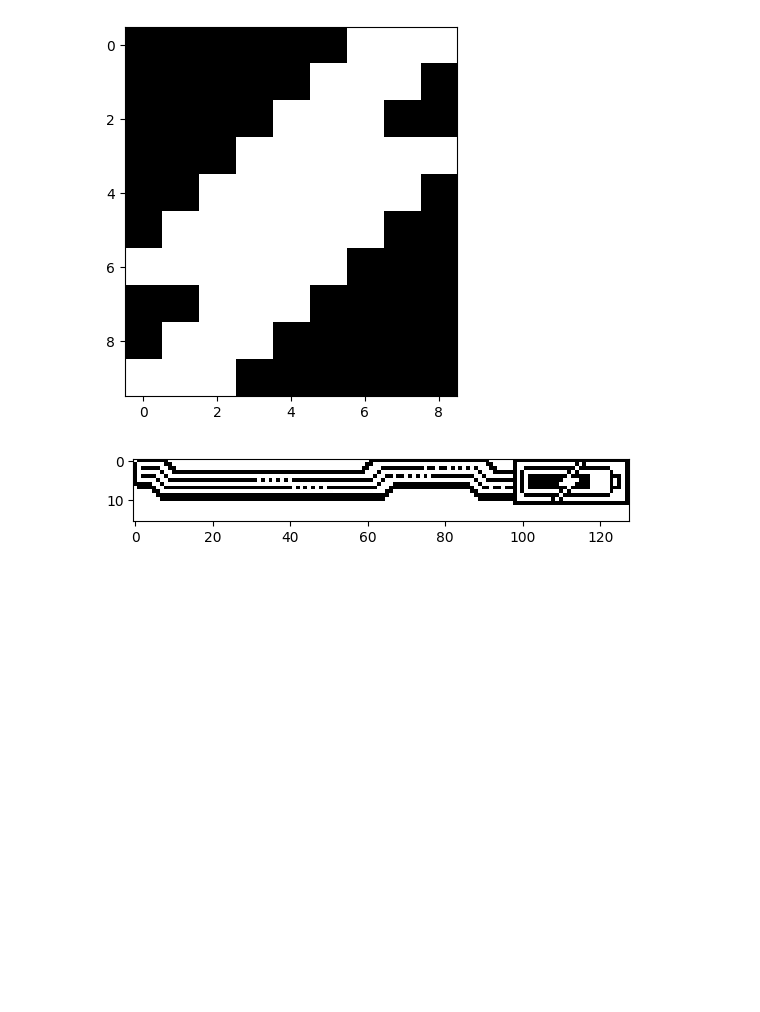
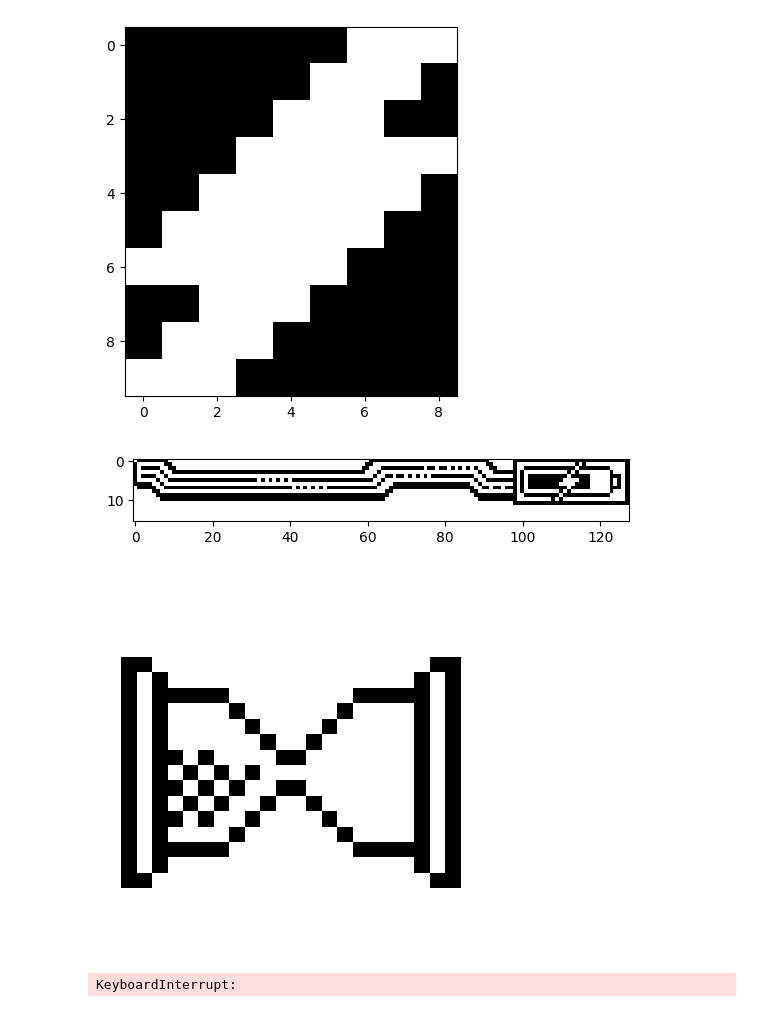
Before and after one commit to elPytel/RPi_Zero_Gothi, a Jupyter notebook: notebook.ipynb, the cells around one changed output. Drawn from its saved outputs; the diff is of its cells as text; code cells hidden in the pictures; blank space fills up the shorter version.

```diff
--- a/notebook.ipynb
+++ b/notebook.ipynb
@@ -136,3 +137,47 @@ plt.show()
 # %% [output]
 [figure]
 [figure]
+# %%
+# Loading slide show
+#/home/pytel/Git/RPi_Zero_Gothi/assets/icons/Common/Loading_24/frame_01.png
+path = os.path.join(ASSETS, 'icons', 'Common', 'Loading_24')
+frame_rate_file = os.path.join(path, 'frame_rate')
+frame_rate = 30  # Default frame rate
+if os.path.exists(frame_rate_file):
+    with open(frame_rate_file, 'r') as f:
+        frame_rate = float(f.read().strip())
+print(f"Frame rate: {frame_rate} fps")
+
+# Load all frames
+frames = []
+# list all files in the directory
+files = os.listdir(path)
+# sort files by name
+files.sort()
+# filter files by extension
+files = [f for f in files if f.endswith('.png')]
+# load all files
+for file in files:
+    img_path = os.path.join(path, file)
+    img = Image.open(img_path)
+    #plt.imshow(img, cmap='gray', vmin=0, vmax=255)
+    #plt.show()
+    frames.append(img)
+
+# create animation
+def animate(frames, frame_rate):
+    """
+    Animate the frames.
+    """
+    while True:
+        for frame in frames:
+            clear_output(wait=True)  # Vymazání předchozího výstupu
+            plt.imshow(frame, cmap='gray', vmin=0, vmax=255)
+            plt.axis('off')  # Skrytí os
+            plt.show()
+            time.sleep(1 / frame_rate)
+
+animate(frames, frame_rate)
+# %% [output]
+[figure, added]
+KeyboardInterrupt:
```
Also changed, not shown: parts of 1 cell of this notebook, 3 other files.
